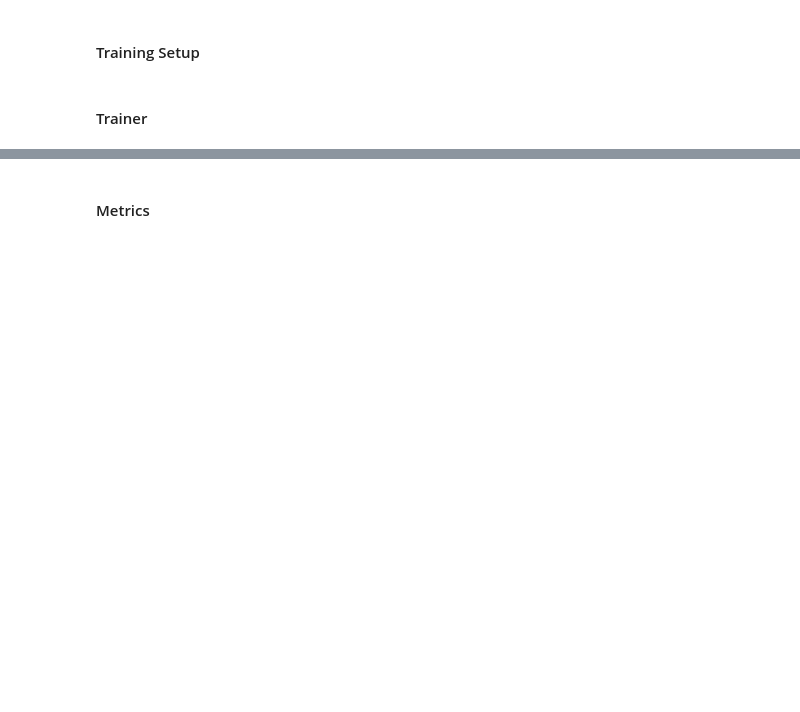
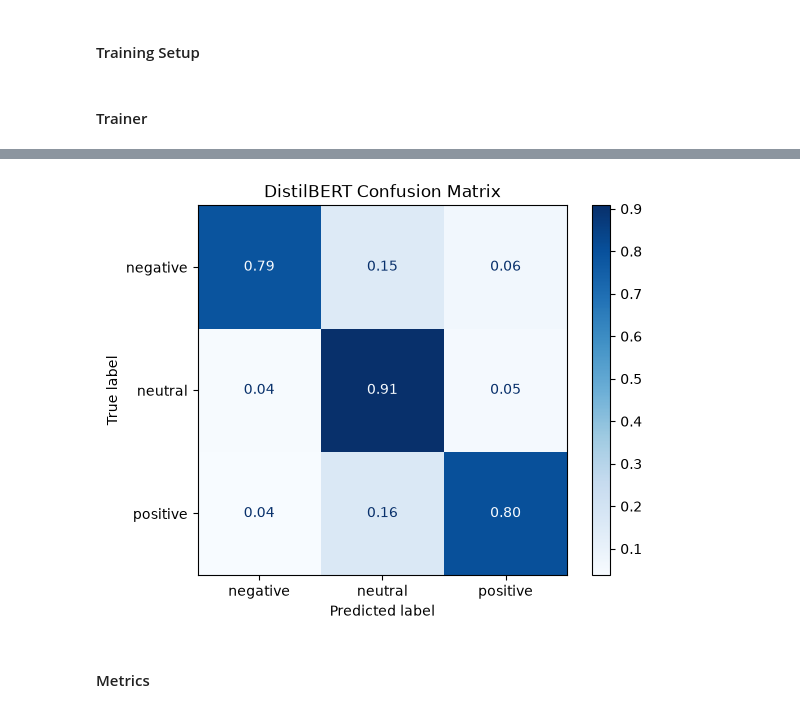
Before and after one commit to kun-2023/Financial-Sentiments-Classification-DistilBERT-project, a Jupyter notebook: notebook/3_Distilbert_model.ipynb, the cells around one changed output, grey strips where cells are left out. Saved outputs shown, nothing was run; the diff lists cells and outputs as text; code cells hidden in the pictures; blank space fills up the shorter version.

```diff
--- a/notebook/3_Distilbert_model.ipynb
+++ b/notebook/3_Distilbert_model.ipynb
@@ -288,0 +262,4 @@ eval_steps_per_second          72.829000
+# %%
+sentiment_model=mlflow.transformers.load_model(
+    "models:/financial_sentiment_distilbert@champion"
+)
@@ -289,3 +272,30 @@ eval_steps_per_second          72.829000
+# %%
+label_encoder=joblib.load("../outputs/encoders/label_encoder.pkl")
+test_texts=list(dataset["test"]["text"])
+y_true=np.array(dataset["test"]["label"])
+
+outputs=sentiment_model(test_texts, batch_size=32)
+y_pred=np.array([
+    int(output["label"].split("_")[-1]) for output in outputs
+])
+
+# confusion matrix
+class_ids=np.arange(len(label_encoder.classes_))
+cm=confusion_matrix(y_true, y_pred, labels=class_ids, normalize="true")
+
+disp=ConfusionMatrixDisplay(
+    confusion_matrix=cm,
+    display_labels=label_encoder.classes_
+)
+disp.plot(
+    cmap="Blues",
+    values_format=".2f"
+)
+
+plt.title("DistilBERT Confusion Matrix")
+plt.show()
+# %% [output]
+[figure, added]
 # %% [markdown]
 #### Metrics
 # %%
```
Also changed, not shown: parts of 23 cells of this notebook, 2 other files.
